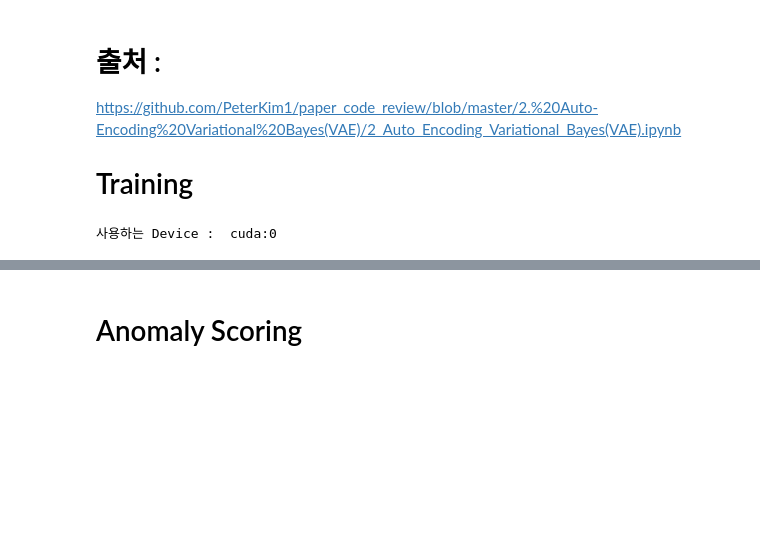
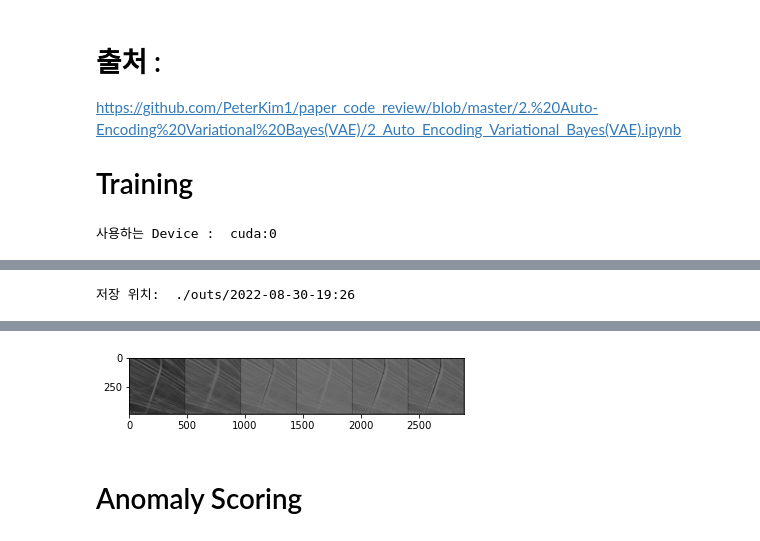
Before and after one commit to roselidev/VAE_for_yarn, a Jupyter notebook: 2_Auto_Encoding_Variational_Bayes(VAE).ipynb, the cells around one changed output, grey strips where cells are left out. Saved outputs shown, nothing was run; the diff lists cells and outputs as text; code cells hidden in the pictures; blank space fills up the shorter version.

```diff
--- a/2_Auto_Encoding_Variational_Bayes(VAE).ipynb
+++ b/2_Auto_Encoding_Variational_Bayes(VAE).ipynb
@@ -83,7 +87,7 @@ def loss_function(recon_x, x, mu, logvar):
 def train(epoch, model, train_loader, optimizer, name=None):
     model.train()
     train_loss = 0
-    for batch_idx, (data, _) in enumerate(train_loader):
+    for batch_idx, (data, _, _) in enumerate(train_loader):
         data = data.to(DEVICE)
         optimizer.zero_grad()
 
@@ -118,7 +122,7 @@ def test(epoch, model, test_loader):
     model.eval()
     test_loss = 0
     with torch.no_grad():
-        for batch_idx, (data, _) in enumerate(test_loader):
+        for batch_idx, (data, _, _) in enumerate(test_loader):
             data = data.to(DEVICE)
 
             recon_batch, mu, logvar = model(data)
@@ -149,9 +153,12 @@ def latent_to_image(save_loc, model, latent_size):
         plt.savefig(os.path.join(save_loc, 'sample.png'))
         # writer.add_image("Latent To Image", grid, epoch)
 # %%
-epochs = [3, 10, 100]
-bsize = [16, 64]
-latent = [2, 32, 128]
+# epochs = [3, 10, 100]
+# bsize = [16, 64]
+# latent = [2, 32, 128]
+epochs= [3]
+bsize= [16]
+latent = [2]
 exp_num = 1
 total_exp = len(epochs)*len(bsize)*len(latent)
 if iterate:
@@ -169,10 +176,10 @@ if iterate:
                 print("저장 위치: ", saved_loc)
 
                 # Loading trainset, testset and trainloader, testloader
-                trainset = DONGJIN(root = './data', train = True, transform = tf)
+                trainset = DONGJIN(root = DATA_PATH, train = True, transform = tf, train_dir=train_dir, test_dir=test_dir)
                 trainloader = torch.utils.data.DataLoader(trainset, batch_size = b, shuffle = True, num_workers = 2)
 
-                testset = DONGJIN(root = './data', train = False, transform = tf)
+                testset = DONGJIN(root = DATA_PATH, train = False, transform = tf, train_dir=train_dir, test_dir=test_dir)
                 testloader = torch.utils.data.DataLoader(testset, batch_size = b, shuffle = True, num_workers = 2)
 
                 writer = SummaryWriter(saved_loc)
@@ -204,3 +211,5 @@ if iterate:
 
                 writer.close()
                 exp_num += 1
+# %% [output]
+저장 위치:  ./outs/2022-08-30-19:26
@@ -207,3 +219,4 @@ if iterate:
+[figure, added]
 # %%
 if not iterate:
     VAE_model = VAE(IMG_RESIZE*IMG_RESIZE*COLOR_DEPTH, 512, 256, latent_size).to(DEVICE)
```
Also changed, not shown: parts of 18 cells of this notebook, 2 other files.
